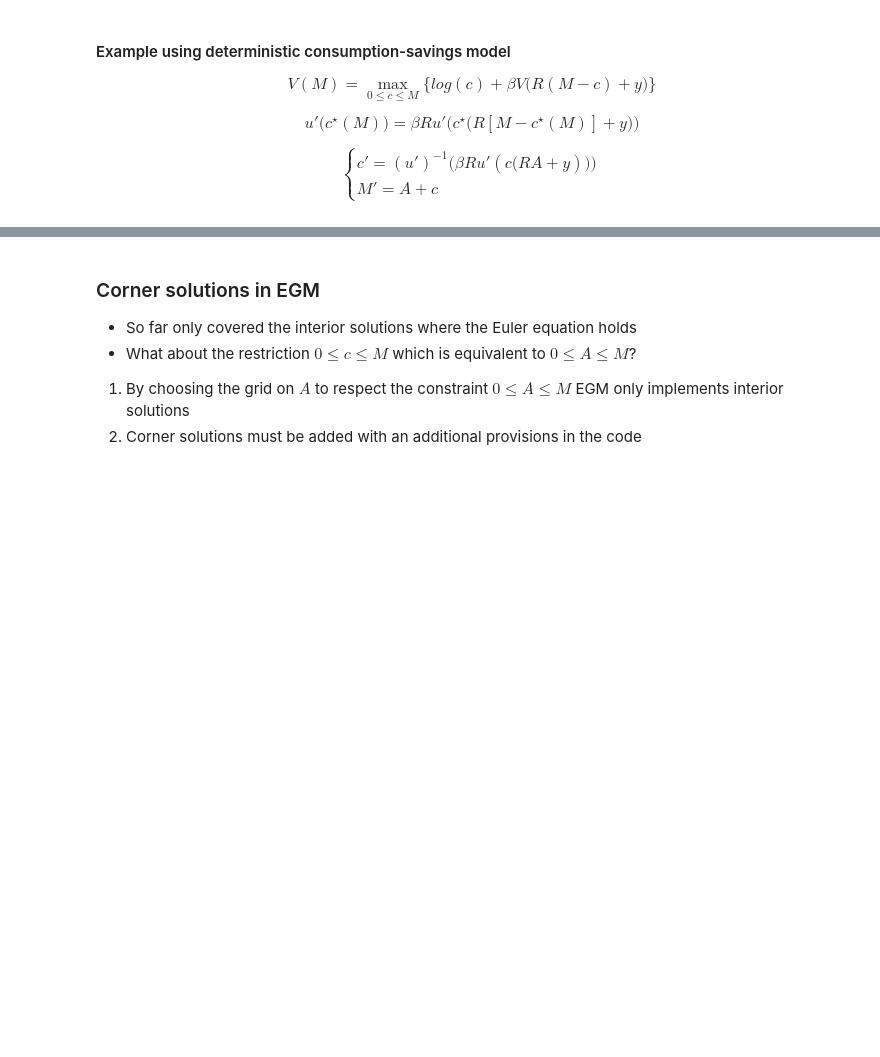
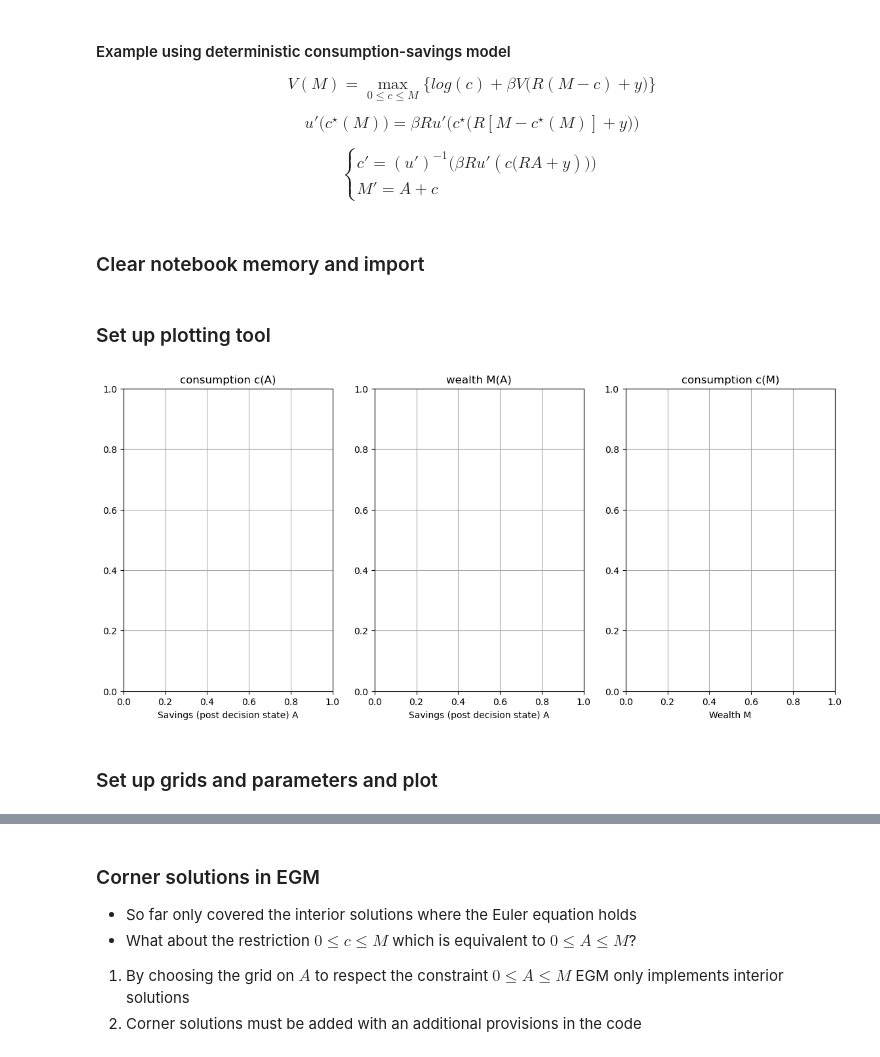
Before and after one commit to bschjerning/dp_ucph, a Jupyter notebook: 3_discrete_continuous_choice/1_euler_egm.ipynb, the cells around one changed output, grey strips where cells are left out. Drawn from its saved outputs; the diff is of its cells as text; code cells hidden in the pictures; blank space fills up the shorter version.

```diff
--- a/3_discrete_continuous_choice/1_euler_egm.ipynb
+++ b/3_discrete_continuous_choice/1_euler_egm.ipynb
@@ -515,3 +516,5 @@ c' = (u')^{-1} \Big( \beta R u'(c\big(RA+y)\big) \Big) \\
 M' = A + c
 \end{cases}
 $$
+# %% [markdown]
+###  Clear notebook memory and import
@@ -518 +527,32 @@ $$
+# %% [markdown]
+### Set up plotting tool
+# %%
+# set up plotting
+fig, ax = plt.subplots(1,3,figsize=(14,6))
+for axi in ax:
+    axi.grid(which='both', color='0.65', linestyle='-')
+ax[0].set_title('consumption c(A)')
+ax[1].set_title('wealth M(A)')
+ax[2].set_title('consumption c(M)')
+ax[0].set_xlabel('Savings (post decision state) A')
+ax[1].set_xlabel('Savings (post decision state) A')
+ax[2].set_xlabel('Wealth M')
+# make colors generator
+# https://stackoverflow.com/questions/37890412/increment-matplotlib-color-cycle
+from itertools import cycle
+prop_cycle = plt.rcParams['axes.prop_cycle']
+colors = cycle(prop_cycle.by_key()['color'])
+def plot_iter(a,m,c):
+    color = next(colors)
+    ax[0].plot(a,c,linewidth=0.5,c=color)
+    ax[1].plot(a,m,linewidth=0.5,c=color)
+    ax[2].plot(m,c,linewidth=0.5,c=color)
+    ax[0].scatter(a,c,s=11,c=color)
+    ax[1].scatter(a,m,s=11,c=color)
+    ax[2].scatter(m,c,s=11,c=color)
+    return fig
+# %% [output]
+[figure, added]
+# %% [markdown]
+### Set up grids and parameters and plot
 # %%
```
Also changed, not shown: parts of 34 cells of this notebook.
